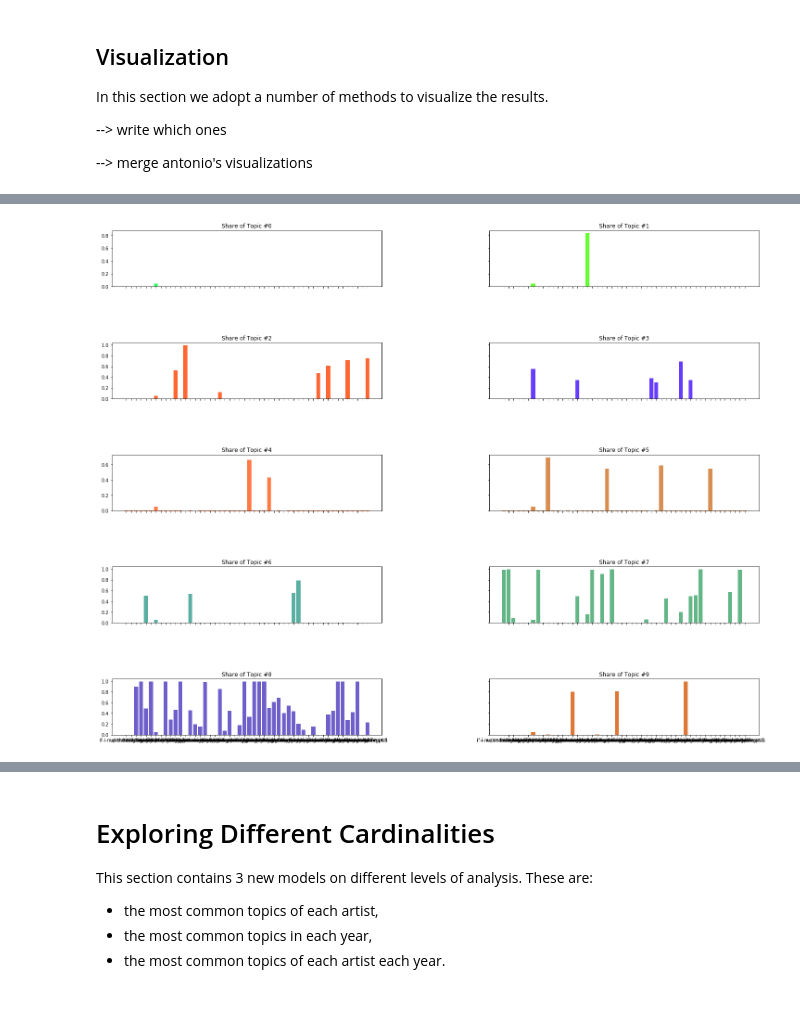
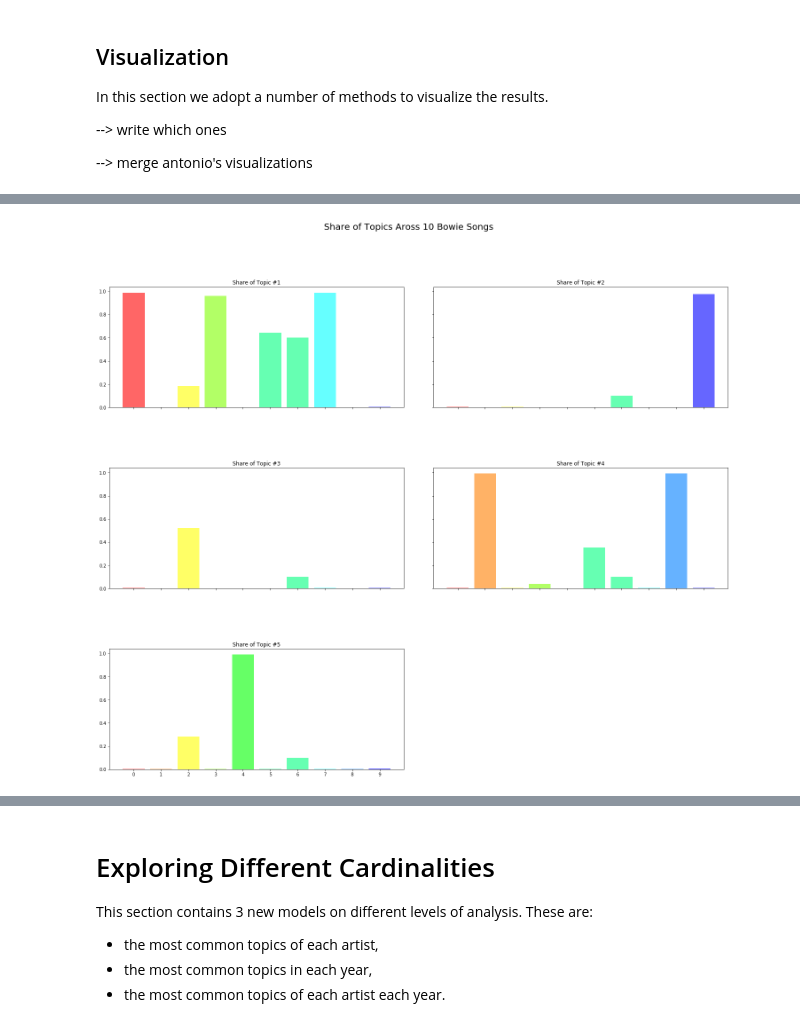
Before and after one commit to ludovicaschaerf/TMCI_Project, a Jupyter notebook: Project Pipeline.ipynb, the cells around one changed output, grey strips where cells are left out. Drawn from its saved outputs; the diff is of its cells as text; code cells hidden in the pictures.

Commit message:
MOAR VISUALISATIONS

```diff
--- a/Project Pipeline.ipynb
+++ b/Project Pipeline.ipynb
@@ -564,17 +595,17 @@ topic
 # %%
-#Method 2
 song_titles = lyrics["song"].values
-print(song_titles)
-print(len(song_titles))
-bowie_song_titles = lyrics.query("artist == 'david-bowie'")["song"].values[:50]
-print(bowie_song_titles)
+
+bowie_song_titles = lyrics.query("artist == 'david-bowie'")["song"].values
 print(len(bowie_song_titles))
 
-doc2topics = np.zeros((len(bowie_song_titles), lda_model.num_topics))
-#print(lyrics_ldamodel.num_topics)
-#print(len(docs_id))
-for di, doc_topics in enumerate(lda_model.get_document_topics(lyrics_bow_corpus, minimum_probability = 0)):
-    #print(di)
+bowie_song_titles = lyrics.query("artist == 'david-bowie'")["song"].values[:10]
+
+print(len(bowie_song_titles))
+
+doc2topics = np.zeros((len(bowie_song_titles), lyrics_ldamodel.num_topics))
+
+for di, doc_topics in enumerate(lyrics_ldamodel.get_document_topics(lyrics_bow_corpus, minimum_probability = 0)):
+
     if(di >= len(bowie_song_titles)):
         break
     for ti, v in doc_topics:
@@ -604,39 +620,58 @@ for di, doc_topics in enumerate(lda_model.get_document_topics(lyrics_bow_corpus,
 
 import math
 import random
 
-rows = math.ceil(lda_model.num_topics/2)
+
+rows = math.ceil(lyrics_ldamodel.num_topics/2)
 
 fig, ax = plt.subplots(rows, 2, sharex='col', sharey='row')
-fig.subplots_adjust(hspace=1, wspace=0.4)
+fig.subplots_adjust(hspace=0.5, wspace=0.1)
 fig.set_figheight(20)
 fig.set_figwidth(25)
+
+fig.suptitle('Share of Topics Aross 10 Bowie Songs', fontsize=20)
+
 ind = range(len(bowie_song_titles))
-plt.setp(ax, xticks=ind, xticklabels=bowie_song_titles)
+plt.setp(ax, xticks=ind)
 
 min_rgb = 100
 jump = 10
 colors = []
-for i in range(lda_model.num_topics):
+for i in range(lyrics_ldamodel.num_topics):
     r = round((255 - (((i - 4) >= 0) * 40 * (i - 4)))/255, 3)
     g = round((102 + (((i - 3) >= 0) * 20 * (i - 3)))/255, 3)
     b = round((50 + (((i - 2) >= 0) * 10 * (i - 2)))/255, 3)
     rgb = [r,g,b]
 
     colors.append(sorted(rgb, key=lambda k: random.random()))
 
 
+bar_colors = np.array([[255,102,102],
+                      [255,178,102],
+                      [255,255,102],
+                      [178,255,102],
+                      [102,255,102],
+                      [102,255,178],
+                      [102,255,178],
+                      [102,255,255],
+                      [102,178,255],
+                      [102,102,255]],
+                      dtype=np.longdouble)
+
 which_topic = 0
 for i in range(rows):
     for j in range(2):
-        if(which_topic == (lda_model.num_topics - (lda_model.num_topics % 2))):
+        if(which_topic > (lyrics_ldamodel.num_topics - (lyrics_ldamodel.num_topics % 2))):
             break
 
-        ax[i,j].bar(ind, doc2topics[:,which_topic], color = colors[which_topic])
-
-        ax[i,j].title.set_text('Share of Topic #%d'%which_topic)
+        ax[i,j].bar(ind, doc2topics[:,which_topic], color = bar_colors/255)
+        #ax[i,j].plot(ind,doc2topics[:,which_topic])
+        ax[i,j].title.set_text('Share of Topic #%d'%(which_topic+1))
 
 
         which_topic += 1
+
+if(lyrics_ldamodel.num_topics % 2 == 1):
+    fig.delaxes(ax[rows-1,1])
 # %% [output]
-[figure, old version]
+[figure, new version]
```
Also changed, not shown: parts of 33 cells of this notebook.
